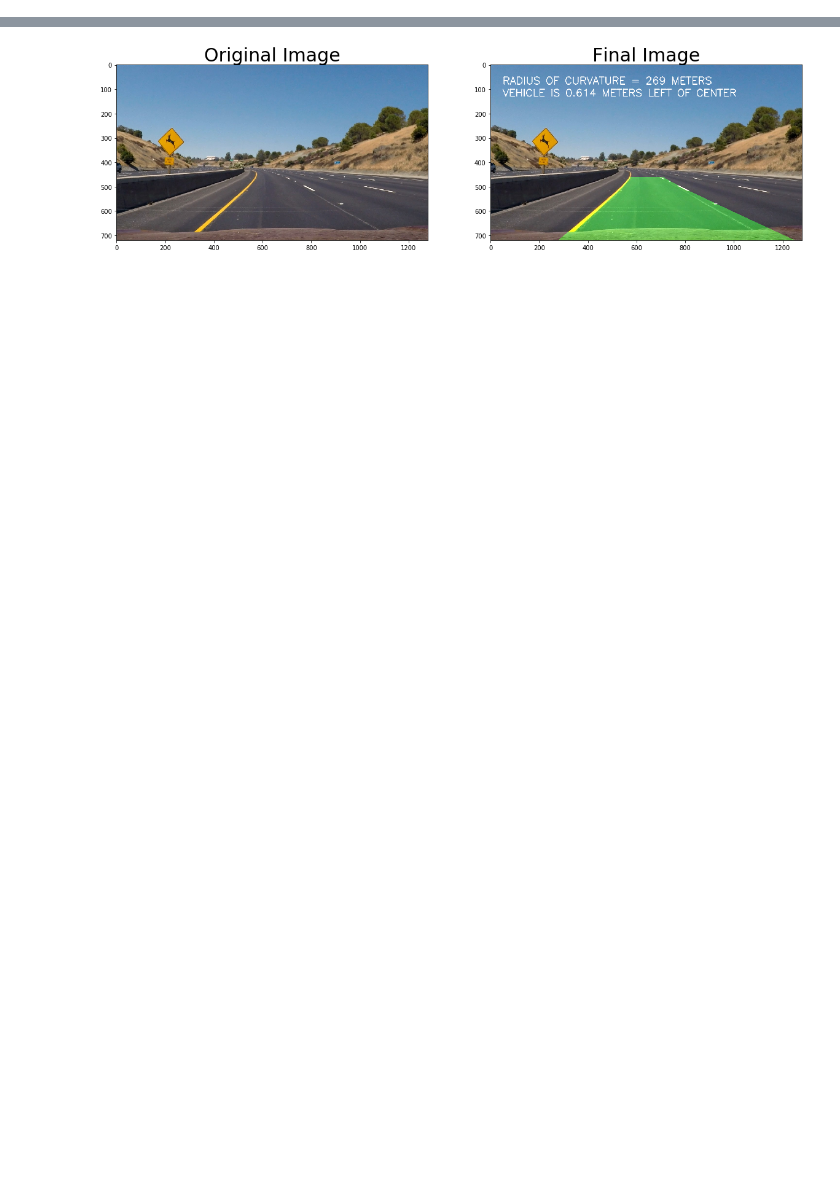
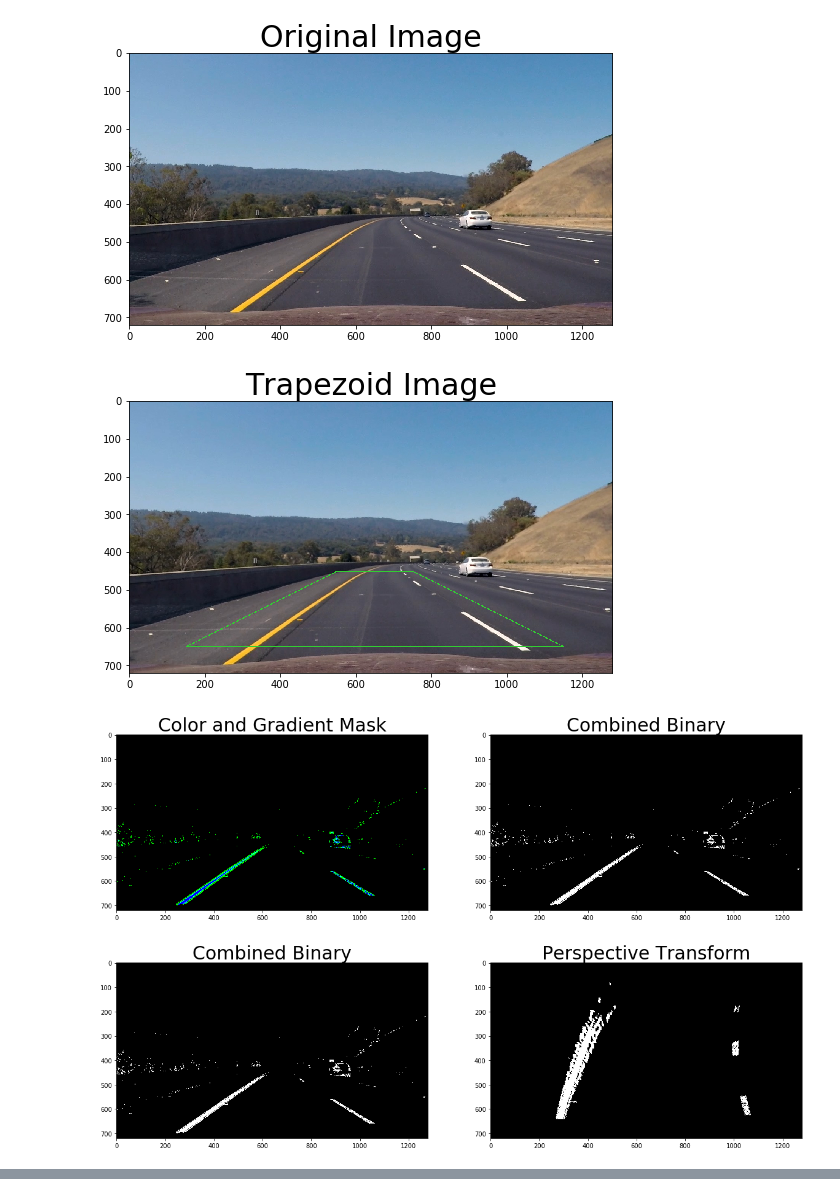
Before and after one commit to tyler-lewis-udacity/Advanced_Lane_Finding, a Jupyter notebook: P4_advanced_lane_finding.ipynb, the cells around one changed output, grey strips where cells are left out. Drawn from its saved outputs; the diff is of its cells as text; code cells hidden in the pictures; blank space fills up the shorter version.

Commit message:
Saving images function in progress

```diff
--- a/P4_advanced_lane_finding.ipynb
+++ b/P4_advanced_lane_finding.ipynb
@@ -631,7 +633,7 @@ filled_image = fill_image(line_fits_binary)
 # %%
-unwarped_image = unwarp_image(filled_image, Minv, cutoff_height=460)
+# unwarped_image = unwarp_image(filled_image, Minv, cutoff_height=460)
 # %%
-reshaped_unwarped_image = reshape_unwarped(unwarped_image)
+# reshaped_unwarped_image = reshape_unwarped(unwarped_image)
 # %%
-weighted_image = weigh_image(reshaped_unwarped_image, original_image, α=1.0, β=0.4, λ=0.)
+# weighted_image = weigh_image(reshaped_unwarped_image, original_image, α=1.0, β=0.4, λ=0.)
 # %%
@@ -639,9 +641,12 @@ final_image = text_overlay(weighted_image, avg_curverad, distance_from_center)
 # %%
 ### Process video functions
-def process_test_image(original_image, display_results=False):
+def process_test_image(folder_name, image_name, display_results=False):
 
+    image_path = "{}/{}".format(folder_name, image_name)
+    original_image = read_in_image(image_path, display_results=True)
     undistorted_image = undistort(original_image, mtx, dist)
-    trapezoid_image = trapezoid(undistorted_image, src=np.array([[550, 450],[750, 450],[1150, 650],[150, 650]]), display_results=True)
+    src=np.array([[550, 450],[750, 450],[1150, 650],[150, 650]])
+    trapezoid_image = trapezoid(undistorted_image, src, display_results=True)
     combined_binary, hls, s_channel, color_binary = color_and_gradient_mask(undistorted_image, display_results=True)
     warped_binary, M, Minv = warp_image(combined_binary, src, display_results=True)
     histogram = make_histogram(warped_binary, display_results=True)
@@ -651,9 +656,9 @@ def process_test_image(original_image, display_results=False):
     unwarped_image = unwarp_image(filled_image, Minv, cutoff_height=460, display_results=True)
     reshaped_unwarped_image = reshape_unwarped(unwarped_image, display_results=True)
     weighted_image = weigh_image(reshaped_unwarped_image, original_image, α=1.0, β=0.4, λ=0., display_results=True)
-    final_image = text_overlay(weighted_image, avg_curverad, distance_from_center, display_results=True)
+    final_test_image = text_overlay(weighted_image, avg_curverad, distance_from_center, display_results=True)
 
     if display_results==True:
-        plot_side_by_side(original_image, final_image, 'Original Image', 'Final Image')
+        plot_side_by_side(original_image, final_test_image, 'Original Image', 'Final Test Image')
 
-    return final_image
+    return final_test_image
@@ -674,0 +665,10 @@ final_image = process_test_image(original_image, display_results=True)
+# %%
+image_name = 'test3.jpg'
+folder_name = 'test_images'
+
+final_test_image = process_test_image(folder_name, image_name, display_results=True)
+# %% [output]
+[figure, added]
+[figure, added]
+[figure, added]
+[figure, added]
@@ -697,7 +709,3 @@ def process_image(original_image, display_results=False):
         plot_side_by_side(original_image, final_image, 'Original Image', 'Final Image')
 
     return final_image
-# %%
-final_image = process_image(original_image, display_results=True)
-# %% [output]
-[figure, removed]
```
Also changed, not shown: parts of 28 cells of this notebook.
